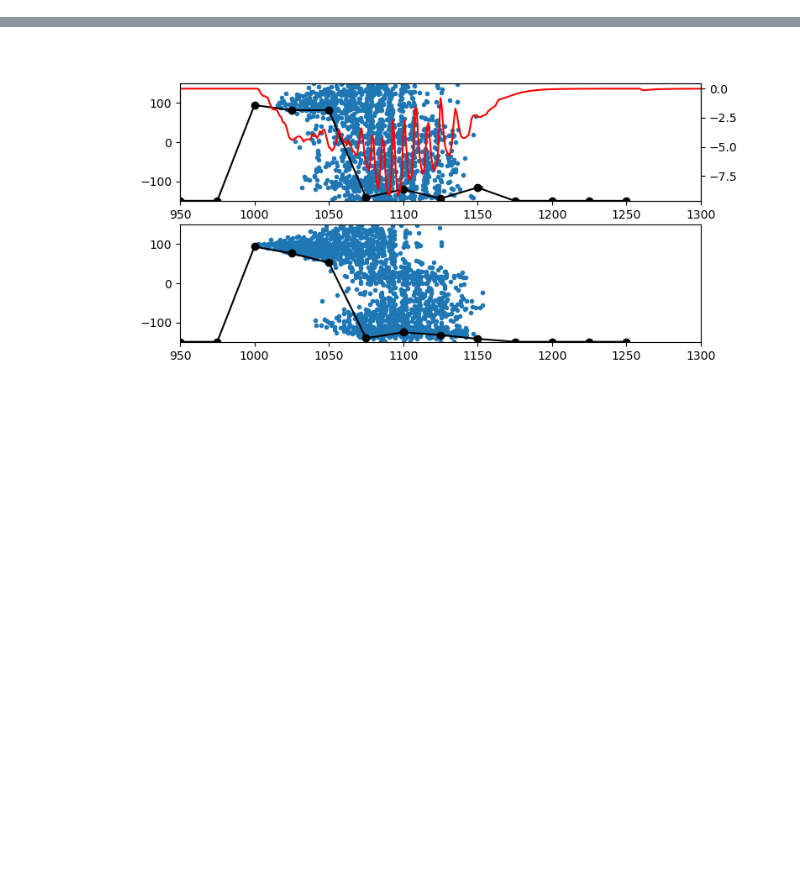
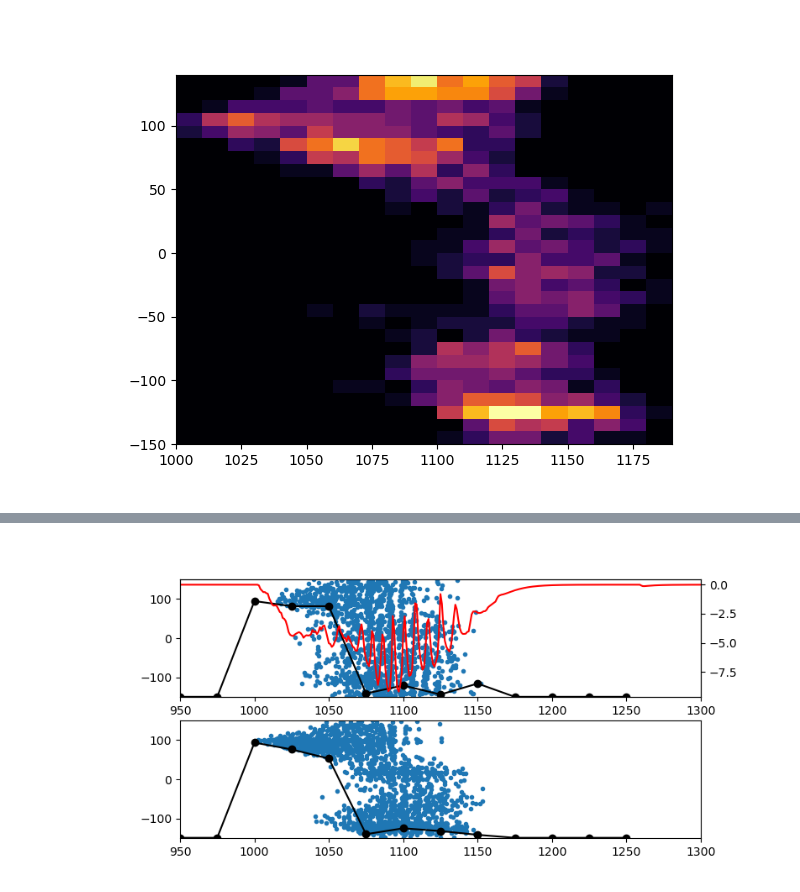
Before and after one commit to justidy1/IctalPlaceCell, a Jupyter notebook: query_replay.ipynb, the cells around one changed output, grey strips where cells are left out. Drawn from its saved outputs; the diff is of its cells as text; code cells hidden in the pictures; blank space fills up the shorter version.

```diff
--- a/query_replay.ipynb
+++ b/query_replay.ipynb
@@ -175,0 +190,7 @@ Aug 03 14:10:55 SimulationManager::run [Info]:
+# %%
+plt.close('all')
+plt.figure()
+plt.hist2d(s_times,s_place_CA3,bins=[np.arange(1000,1200,10),np.arange(-150,150,10)],cmap='inferno')
+plt.show()
+# %% [output]
+[figure, added]
```
Also changed, not shown: parts of 13 cells of this notebook, 1 other file.
